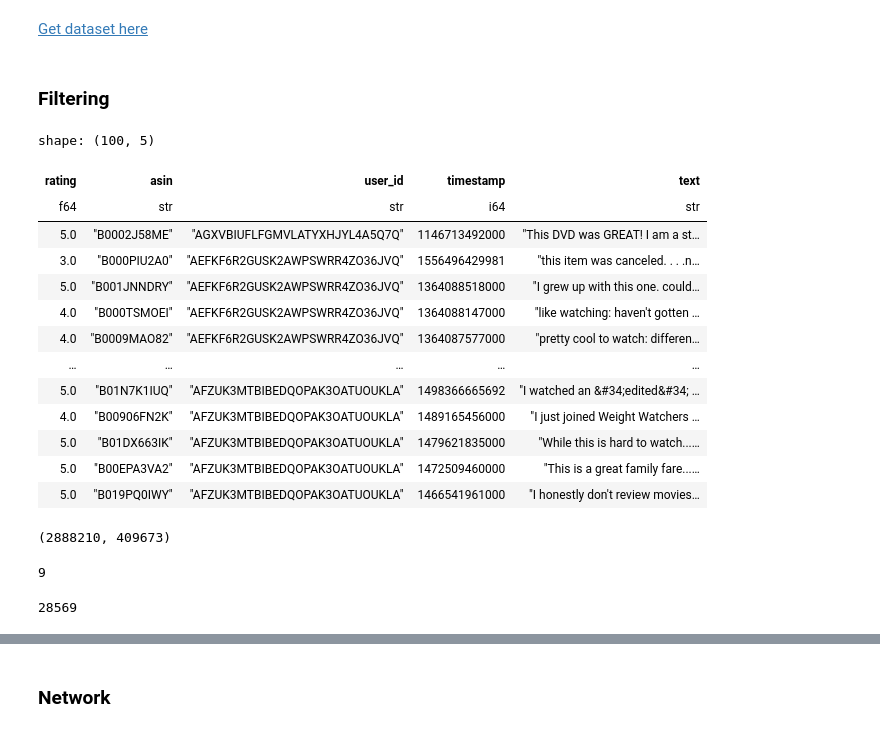
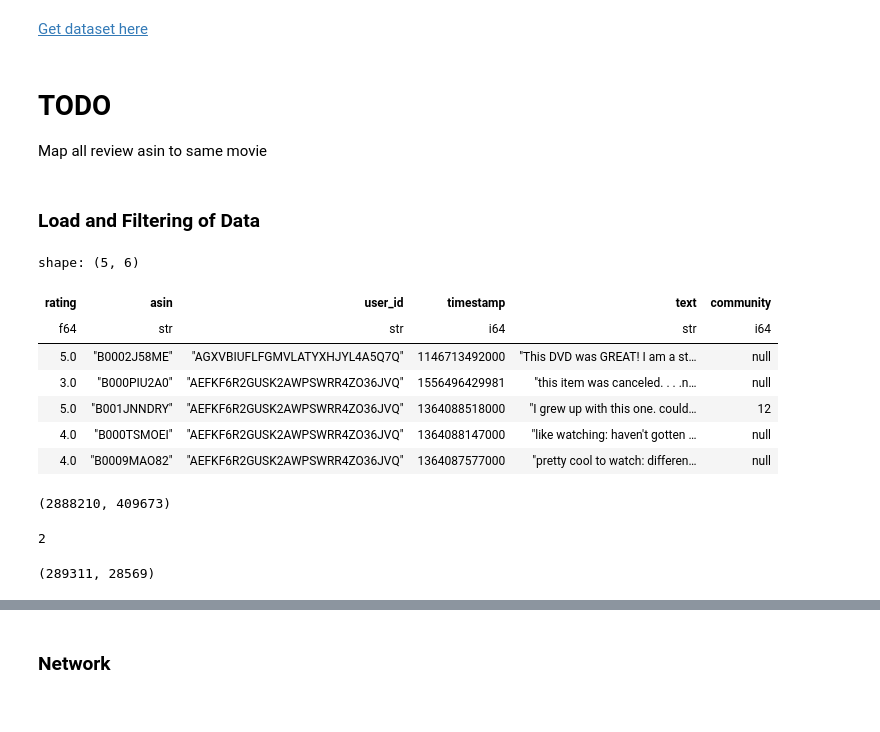
Before and after one commit to runeharlyk/CSS-02467-exam-project, a Jupyter notebook: Part 1.ipynb, the cells around one changed output, grey strips where cells are left out. Drawn from its saved outputs; the diff is of its cells as text; code cells hidden in the pictures.

```diff
--- a/Part 1.ipynb
+++ b/Part 1.ipynb
@@ -3,19 +3,28 @@ import polars as pl
 from itertools import combinations
 from collections import Counter, defaultdict
 import networkx as nx
+# import netwulf as nw
 from tqdm import tqdm
 import numpy as np
 import matplotlib.pyplot as plt
 from community import community_louvain
 import seaborn as sns
 import json
+from nltk import PorterStemmer, bigrams as nltk_bigrams
+import re
+from nltk.corpus import stopwords
 
 sns.set_style("darkgrid")
 
-RAW_DATA_FILE = 'Movies_and_TV_5.json'
+REVIEW_DATA_FILE = 'Movies_and_TV.jsonl'
+META_DATA_FILE = "meta_Movies_and_TV.jsonl"
+
 NETWORK_FILE = "movie_network.json"
 # %% [markdown]
 [Get dataset here](https://nijianmo.github.io/amazon/index.html)
+# %% [markdown]
+# TODO
+Map all review asin to same movie
 # %%
 def save_graph(graph_file, G):
     data = nx.readwrite.json_graph.node_link_data(G)
@@ -27,28 +36,23 @@ def load_graph(graph_file):
         data = json.load(f)
     return nx.readwrite.json_graph.node_link_graph(data)
 # %% [markdown]
-### Filtering
+### Load and Filtering of Data
 # %%
-df = pl.scan_ndjson('Movies_and_TV.jsonl').filter(pl.col('verified_purchase') == True).filter(pl.col('helpful_vote') != 0)
+df = pl.scan_ndjson(REVIEW_DATA_FILE).filter(pl.col('verified_purchase') == True).filter(pl.col('helpful_vote') != 0)
 existing = set(df.collect_schema().keys())
 drop_cols = {'images', 'style', 'verified_purchase', 'asin', 'helpful_vote', 'title'}
 keep_cols = list(existing - drop_cols)
 df = df.select(keep_cols).rename({'parent_asin': 'asin'})
+df = df.collect()
 # %%
-df.limit(100).collect()
+df.limit(5)
 # %% [output]
-shape: (100, 5)
+shape: (5, 6)
-| rating | asin | user_id | timestamp | text |
-| f64 | str | str | i64 | str |
-| 5.0 | "B0002J58ME" | "AGXVBIUFLFGMVLATYXHJYL4A5Q7Q" | 1146713492000 | "This DVD was GREAT! I am a st… |
-| 3.0 | "B000PIU2A0" | "AEFKF6R2GUSK2AWPSWRR4ZO36JVQ" | 1556496429981 | "this item was canceled. . . .n… |
-| 5.0 | "B001JNNDRY" | "AEFKF6R2GUSK2AWPSWRR4ZO36JVQ" | 1364088518000 | "I grew up with this one. could… |
-| 4.0 | "B000TSMOEI" | "AEFKF6R2GUSK2AWPSWRR4ZO36JVQ" | 1364088147000 | "like watching: haven't gotten … |
-| 4.0 | "B0009MAO82" | "AEFKF6R2GUSK2AWPSWRR4ZO36JVQ" | 1364087577000 | "pretty cool to watch: differen… |
-| … | … | … | … | … |
-| 5.0 | "B01N7K1IUQ" | "AFZUK3MTBIBEDQOPAK3OATUOUKLA" | 1498366665692 | "I watched an &#34;edited&#34; … |
-| 4.0 | "B00906FN2K" | "AFZUK3MTBIBEDQOPAK3OATUOUKLA" | 1489165456000 | "I just joined Weight Watchers … |
-| 5.0 | "B01DX663IK" | "AFZUK3MTBIBEDQOPAK3OATUOUKLA" | 1479621835000 | "While this is hard to watch...… |
-| 5.0 | "B00EPA3VA2" | "AFZUK3MTBIBEDQOPAK3OATUOUKLA" | 1472509460000 | "This is a great family fare...… |
-| 5.0 | "B019PQ0IWY" | "AFZUK3MTBIBEDQOPAK3OATUOUKLA" | 1466541961000 | "I honestly don't review movies… |
+| rating | asin | user_id | timestamp | text | community |
+| f64 | str | str | i64 | str | i64 |
+| 5.0 | "B0002J58ME" | "AGXVBIUFLFGMVLATYXHJYL4A5Q7Q" | 1146713492000 | "This DVD was GREAT! I am a st… | null |
+| 3.0 | "B000PIU2A0" | "AEFKF6R2GUSK2AWPSWRR4ZO36JVQ" | 1556496429981 | "this item was canceled. . . .n… | null |
+| 5.0 | "B001JNNDRY" | "AEFKF6R2GUSK2AWPSWRR4ZO36JVQ" | 1364088518000 | "I grew up with this one. could… | 12 |
+| 4.0 | "B000TSMOEI" | "AEFKF6R2GUSK2AWPSWRR4ZO36JVQ" | 1364088147000 | "like watching: haven't gotten … | null |
+| 4.0 | "B0009MAO82" | "AEFKF6R2GUSK2AWPSWRR4ZO36JVQ" | 1364087577000 | "pretty cool to watch: differen… | null |
 # %%
@@ -81,15 +84,15 @@ def filter_reviews(df, movie_threshold=5, review_threshold=5):
 filtered_df = filter_reviews(df)
 # %%
 reviewer_counts = (
-    df.group_by('user_id')
+    filtered_df.group_by('user_id')
     .agg(pl.col('asin').n_unique().alias('count'))
-    .filter(pl.col('count') > 500).collect()
+    .filter(pl.col('count') > 500)
 )
 reviewer_counts_count = reviewer_counts.height
 reviewer_counts_count
 # %% [output]
-9
+2
 # %%
-filtered_df.get_column("asin").n_unique()
+filtered_df.height, filtered_df.get_column("asin").n_unique()
 # %% [output]
-28569
+(289311, 28569)
```
Also changed, not shown: parts of 18 cells of this notebook.
